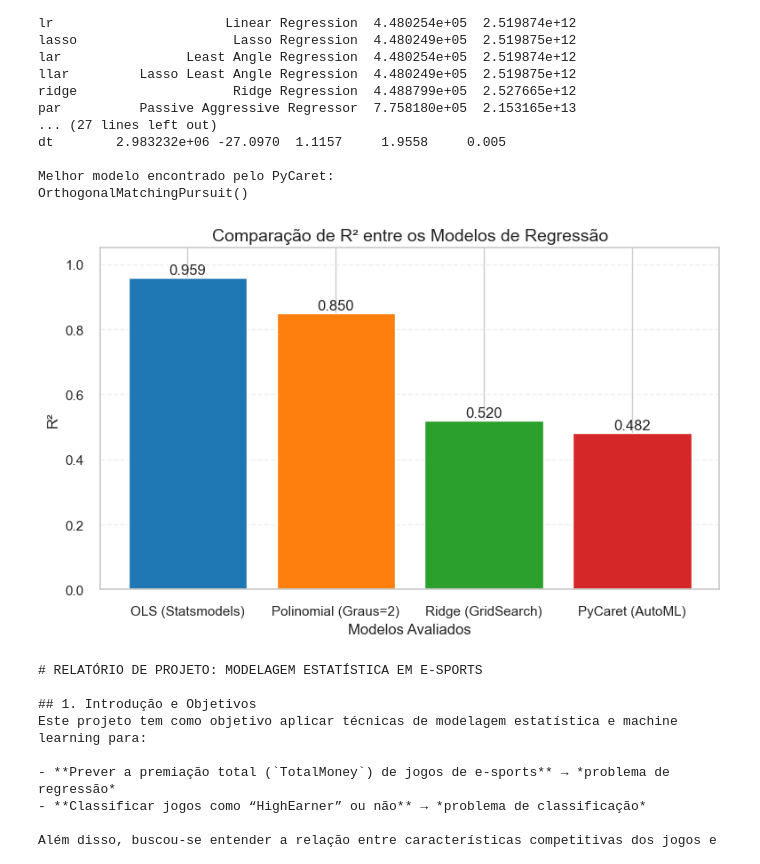
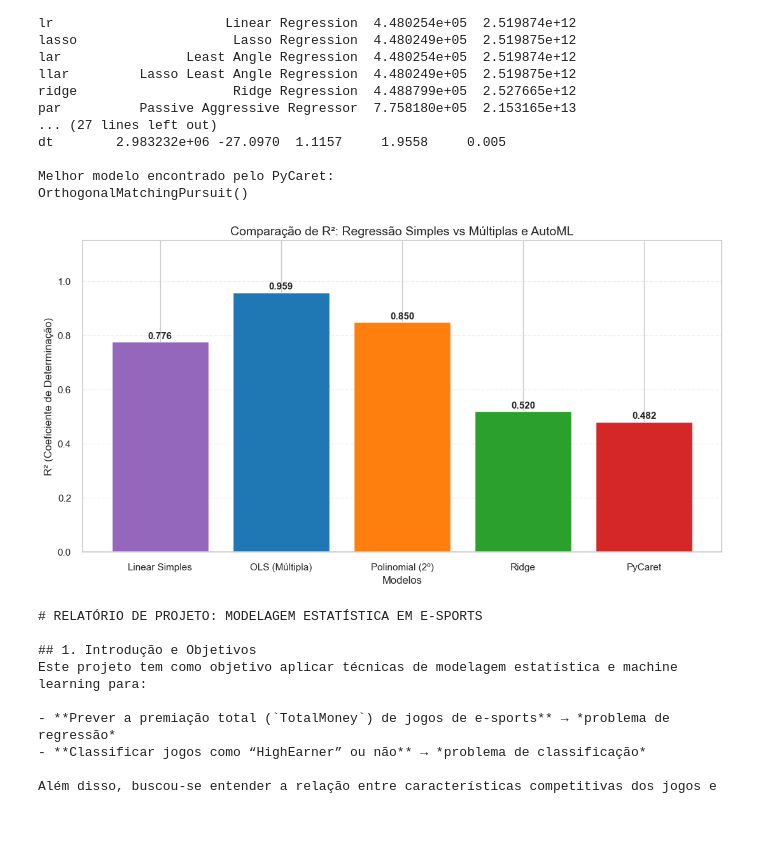
Before and after one commit to Henrique-Goncalves-Dev/Modelagem, a Jupyter notebook: projeto_modelagem.ipynb, the cells around one changed output. Cells and saved outputs as stored; diff of their text form; code cells hidden in the pictures; blank space fills up the shorter version.

```diff
--- a/projeto_modelagem.ipynb
+++ b/projeto_modelagem.ipynb
@@ -76,20 +76,3 @@ X_scaled = pd.DataFrame(scaler.fit_transform(X), columns=X.columns, index=X.inde
 
 X_train, X_test, y_train_reg, y_test_reg = train_test_split(X_scaled, y_reg, test_size=0.2, random_state=42)
 _, _, y_train_clf, y_test_clf = train_test_split(X_scaled, y_clf, test_size=0.2, random_state=42)
-# %%
-from sklearn.linear_model import LinearRegression
-from sklearn.metrics import r2_score, mean_squared_error
-
-# Escolhendo a variável com maior correlação (Top_Country_Earnings)
-X_simple = X_train[['Top_Country_Earnings']]
-X_simple_test = X_test[['Top_Country_Earnings']]
-
-model_simple = LinearRegression()
-model_simple.fit(X_simple, y_train_reg)
-
-y_pred_simple = model_simple.predict(X_simple_test)
-
-print("=== Regressão Linear Simples (apenas Top_Country_Earnings) ===")
-print(f"R²: {r2_score(y_test_reg, y_pred_simple):.4f}")
-print(f"RMSE: {np.sqrt(mean_squared_error(y_test_reg, y_pred_simple)):.2f}")
-print("-" * 30)
@@ -342,48 +347,31 @@ dt        2.983232e+06 -27.0970  1.1157     1.9558     0.005
 Melhor modelo encontrado pelo PyCaret:
 OrthogonalMatchingPursuit()
 # %%
-# ---------------------------------------------------------------
-# GRÁFICO FINAL COM R² DOS MODELOS (BASEADO NO DATASET REAL)
-# ---------------------------------------------------------------
+modelos = ['Linear Simples', 'OLS (Múltipla)', 'Polinomial (2º)', 'Ridge', 'PyCaret']
+scores = [r2_simple, r2_ols, r2_poly, r2_ridge, r2_pycaret]
+cores = ['#9467bd', '#1f77b4', '#ff7f0e', '#2ca02c', '#d62728'] # Roxo para a simples
 
-
-
-# 1) R² REAL DO OLS (Statsmodels)
-r2_ols = model_sm.rsquared
-
-# 2) R² DA REGRESSÃO POLINOMIAL
-r2_poly = r2_score(y_test_reg, y_pred_poly)
-
-# 3) R² DO RIDGE (GridSearchCV)
-r2_ridge = grid.best_score_
-
-# 4) R² DO MELHOR MODELO DO PYCARET
-# PyCaret retorna um modelo já treinado, então testamos no mesmo conjunto
-r2_pycaret = best_model.score(X_test, y_test_reg)
-
-# Organizando os dados para o gráfico
-modelos = ['OLS (Statsmodels)', 'Polinomial (Graus=2)', 'Ridge (GridSearch)', 'PyCaret (AutoML)']
-scores = [r2_ols, r2_poly, r2_ridge, r2_pycaret]
-
-plt.figure(figsize=(9,5))
-bars = plt.bar(modelos, scores, color=['#1f77b4', '#ff7f0e', '#2ca02c', '#d62728'])
+plt.figure(figsize=(11, 6))
+bars = plt.bar(modelos, scores, color=cores)
 
 # Texto nas barras
 for bar in bars:
+    height = bar.get_height()
     plt.text(bar.get_x() + bar.get_width()/2,
-             bar.get_height() + 0.01,
-             f"{bar.get_height():.3f}",
-             ha='center', fontsize=12)
+             height + 0.01,
+             f"{height:.3f}",
+             ha='center', fontsize=11, fontweight='bold')
 
-plt.title("Comparação de R² entre os Modelos de Regressão", fontsize=14)
-plt.ylabel("R²", fontsize=12)
-plt.xlabel("Modelos Avaliados")
-plt.ylim(0, 1.05)
+plt.title("Comparação de R²: Regressão Simples vs Múltiplas e AutoML", fontsize=14)
+plt.ylabel("R² (Coeficiente de Determinação)", fontsize=12)
+plt.xlabel("Modelos", fontsize=12)
+plt.ylim(0, 1.15)  # Margem superior para o texto
 plt.grid(axis='y', linestyle='--', alpha=0.3)
 
+plt.tight_layout()
 plt.show()
 # %% [output]
-[figure, old version]
+[figure, new version]
 # %%
 # RELATÓRIO FINAL
 report = """
```
Also changed, not shown: parts of 3 cells of this notebook.
